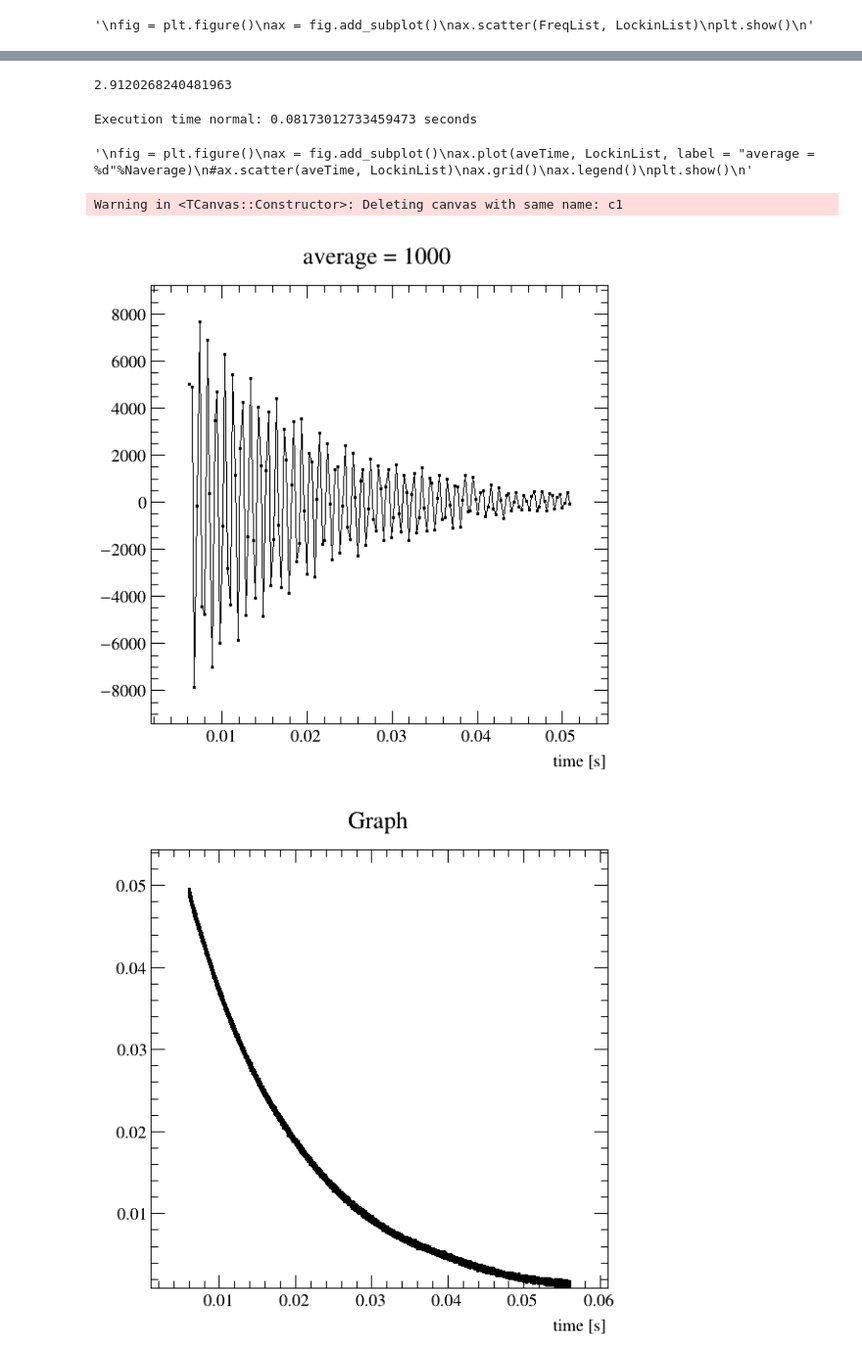
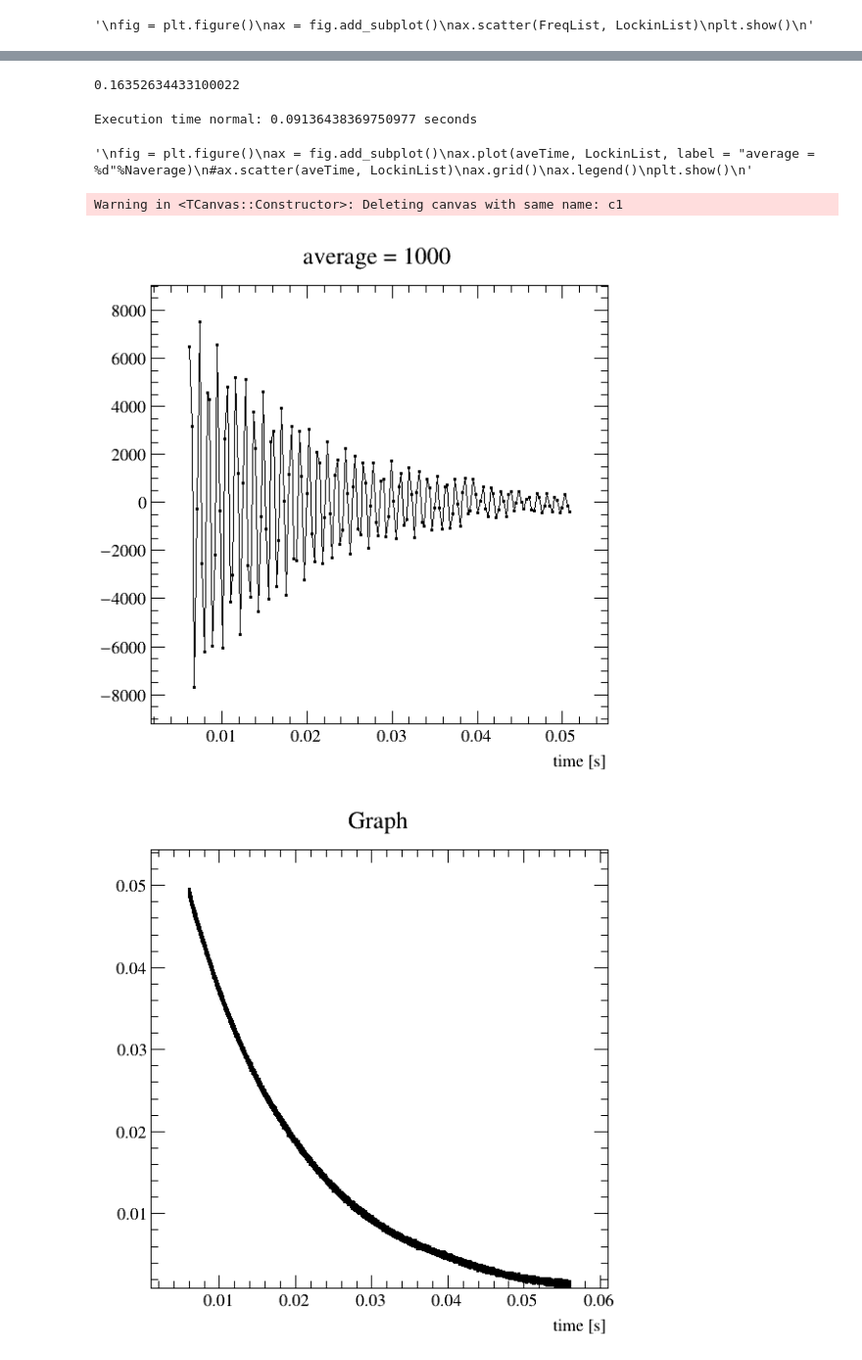
Before and after one commit to GakutaroNishimura/FIDNMR, a Jupyter notebook: FindFreqLockin.ipynb, the cells around one changed output, grey strips where cells are left out. Shown at 98% size. Drawn from its saved outputs; the diff is of its cells as text; code cells hidden in the pictures.

```diff
--- a/FindFreqLockin.ipynb
+++ b/FindFreqLockin.ipynb
@@ -166,7 +167,7 @@ plt.show()
 #Naverage = len(Time)
 FreqDeltaNaverage = len(Time)
 
-FreqList, LockinList = FindFreqLockin(18990, 19200, 0.1, FreqDeltaNaverage, Time, V_mean)
+FreqList, LockinList = FindFreqLockin(18700, 19200, 0.1, FreqDeltaNaverage, Time, V_mean)
 #FreqList, LockinList = FindFreqLockin(18990, 19050, 0.1, FreqDeltaNaverage, Time, V_mean)
 """
 fig = plt.figure()
@@ -235,20 +236,22 @@ df_r = df_s.reset_index(drop=True)
 Delta0 = df_r.delta[0]
 print(df_r.delta[0])
 # %% [output]
-2.9120268240481963
+0.16352634433100022
 # %%
 df = pd.read_table("./Data/2023/0616/131Xe_100A_19kHz/run2/floatData.txt", sep=" ", names = ["time", "signal"])
-Time = np.array(df.time, dtype="d")
-V_mean = np.array(df.signal, dtype="d")
+Time1 = np.array(df.time, dtype="d")
+V_mean1 = np.array(df.signal, dtype="d")
 # %%
 FinalNaverage = 1000
 
 #aveTime, LockinList = FinalLockin(18955, 0.157237, 0, 150000, Naverage, Time, V_mean) #0616/131Xe_234_19kHz/run2
 #aveTime, LockinList = FinalLockin(18955, 0.213842, 0, 150000, Naverage, Time, V_mean) #0616/131Xe_234_19kHz/run2
 #aveTime, LockinList = FinalLockin(18971, 0.0, 0, 150000, Naverage, Time, V_mean) #0616/131Xe_234_19kHz/run2
-aveTime, LockinList = FinalLockin(F0, Delta0, 0, 150000, FinalNaverage, Time, V_mean) #0614/129Xe_069_19kHz/run2
+#aveTime, LockinList = FinalLockin(F0, Delta0, 0, 150000, FinalNaverage, Time, V_mean) #0614/129Xe_069_19kHz/run2
 #aveTime, LockinList = FinalLockin(18920, 0, 0, 150000, Naverage, Time, V_mean) #0614/129Xe_069_19kHz/run2
 #aveTime, LockinList = FinalLockin(18920, 0.5*math.pi, 0, 50000, Naverage, Time, V_mean) #0614/129Xe_069_19kHz/run2
+
+aveTime1, LockinList1 = FinalLockin(F0, Delta0, 0, 150000, FinalNaverage, Time1, V_mean1)
 """
 fig = plt.figure()
 ax = fig.add_subplot()
@@ -259,27 +262,28 @@ ax.legend()
 plt.show()
 """
 # %% [output]
-Execution time normal: 0.08173012733459473 seconds
+Execution time normal: 0.09136438369750977 seconds
 '\nfig = plt.figure()\nax = fig.add_subplot()\nax.plot(aveTime, LockinList, label = "average = %d"%Naverage)\n#ax.scatter(aveTime, LockinList)\nax.grid()\nax.legend()\nplt.show()\n'
 # %%
 c1 = ROOT.TCanvas("c1", "c1", 600, 600)
-gr = ROOT.TGraph(len(aveTime), np.array(aveTime), np.array(LockinList))
+#gr = ROOT.TGraph(len(aveTime), np.array(aveTime), np.array(LockinList))
+gr = ROOT.TGraph(len(aveTime1), np.array(aveTime1), np.array(LockinList1))
 #gr_fit = ROOT.TF1("f", "[0]*expo(-[1]*x)", aveTime[0], aveTime[10])
 #gr_fit.SetParameters(60000., 25.)
 #gr.Fit(gr_fit, "QR")
 #par = [gr_fit.GetParameter(k) for k in range(gr_fit.GetNpar())]
 gr.Draw("APL")
 gr.SetMarkerStyle(7)
 gr.SetMarkerSize(10)
 gr.SetTitle("average = %d"%FinalNaverage)
 gr.GetXaxis().SetTitle("time [s]")
 #gr_fit.Draw("same")
 #c1 = ROOT.gROOT.FindObject("c1")
 c1.Draw("same")
 #c1.Update()
 # %% [output]
 Warning in <TCanvas::Constructor>: Deleting canvas with same name: c1
-[figure, old version]
+[figure, new version]
 # %%
 c1 = ROOT.TCanvas("c1", "c1", 600, 600)
 gr = ROOT.TGraph(len(Time), np.array(Time), np.array(V_mean))
```
Also changed, not shown: parts of 4 cells of this notebook, 12 other files.
